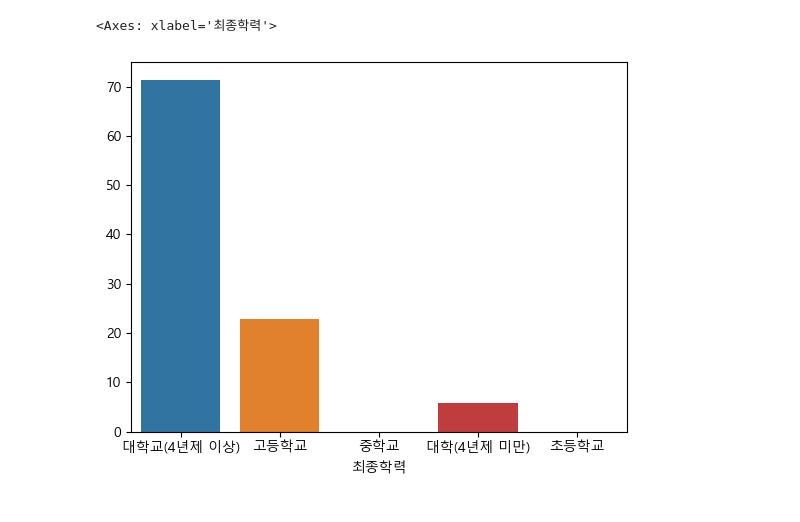
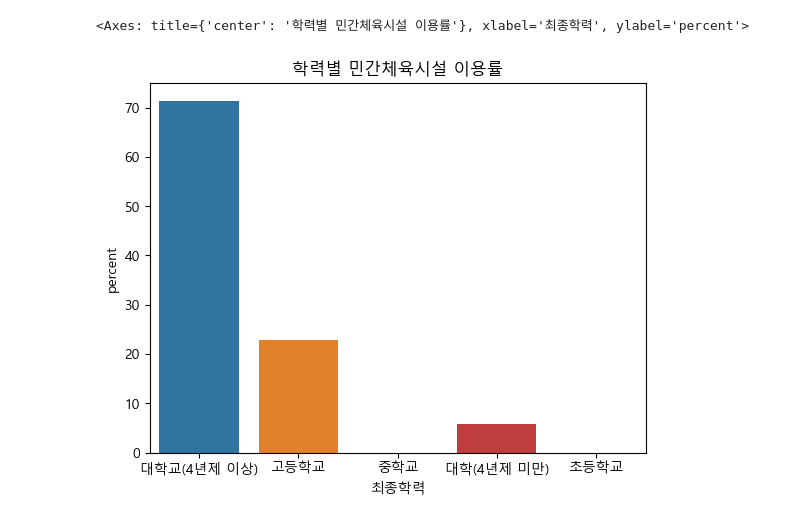
Before and after one commit to minseong2/githubtest_web, a Jupyter notebook: project/project.ipynb, the cells around one changed output. Saved outputs shown, nothing was run; the diff lists cells and outputs as text; code cells hidden in the pictures.

```diff
--- a/project/project.ipynb
+++ b/project/project.ipynb
@@ -47,20 +75,24 @@ new_df_1=pd.DataFrame([own_place,income]) #2-2
 # %%
-new_df_2=pd.DataFrame([own_place,grade]) # 2-1
+new_df_2=pd.DataFrame([own_place,grade]) # 2-2
 grade_val=grade.value_counts() #grade 값 세기
 private_user=0
 by_grade=grade_val.index # x index로 들어갈 변수 - grade_val 의 index
 R=list(0 for _ in by_grade) # 민간 체육 시설 이용자 수를 담아둘 변수
 
 for j in range(5):
   for i in range(100):
     if new_df_2[i][1]==by_grade[j] and new_df_2[i][0]=='민간체육시설': # index 가 같고 민간체육시설을 이용할 때
       R[j]+=1 #count
       private_user=private_user+1
 
 y_result=list(0 for  _ in range(5)) #y결과 도출 (해당 학력 구간 민간체육시설 이용자/민간체육시설 총 이용자)
 for u in range(5):
   y_result[u]=(R[u]/private_user) *100
+
+
+plt.title('학력별 민간체육시설 이용률')
+plt.ylabel('percent')
 sns.barplot(x=by_grade,y=y_result)
 # %% [output]
-<Axes: xlabel='최종학력'>
+<Axes: title={'center': '학력별 민간체육시설 이용률'}, xlabel='최종학력', ylabel='percent'>
-[figure, old version]
+[figure, new version]
```
Also changed, not shown: parts of 6 cells of this notebook, 6 other files.
